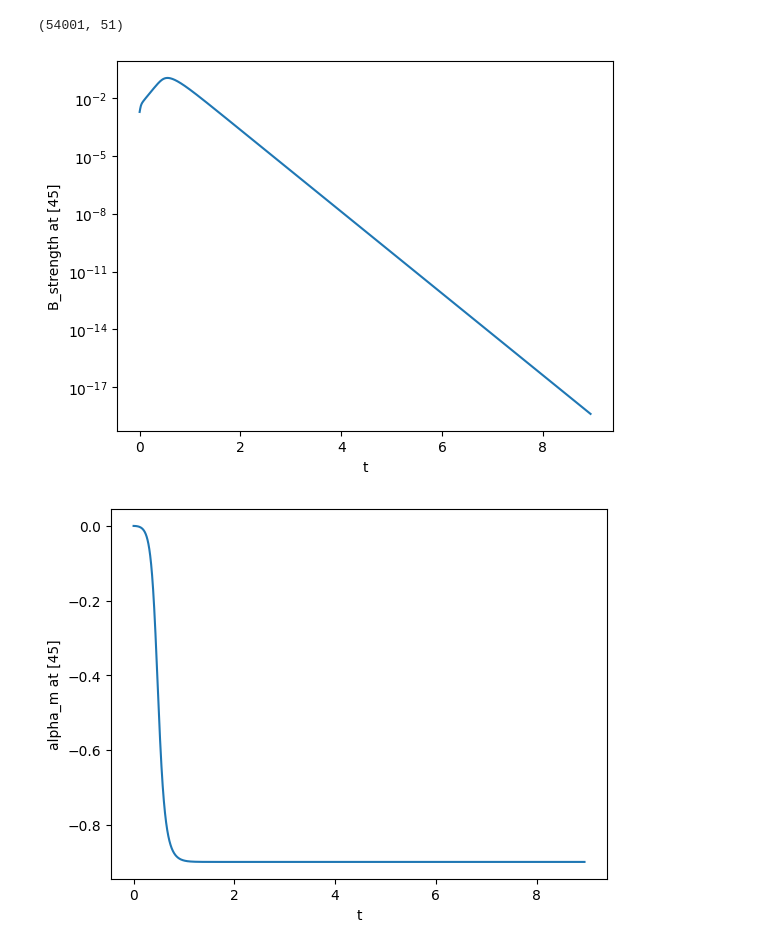
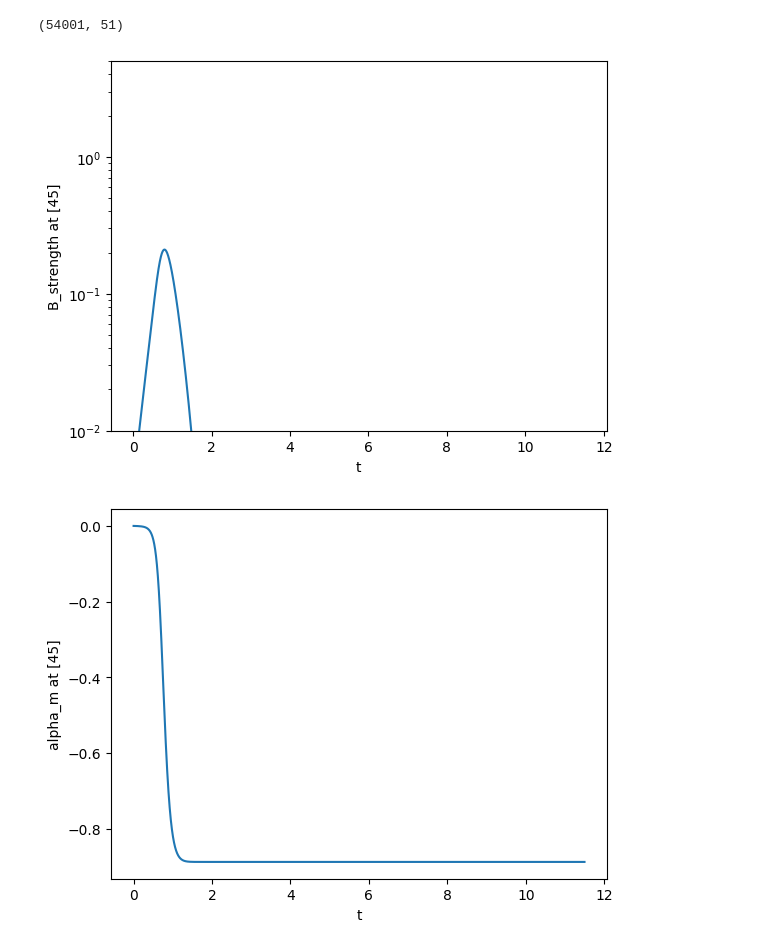
Before and after one commit to gayathri2011067/Summer-24-halo-magnetic-field, a Jupyter notebook: 2014/2014_dynamic quenching/dynamic quenching_2_uk_0 .ipynb, the cells around one changed output. Cells and saved outputs as stored; diff of their text form; code cells hidden in the pictures.

```diff
--- a/2014/2014_dynamic quenching/dynamic quenching_2_uk_0 .ipynb
+++ b/2014/2014_dynamic quenching/dynamic quenching_2_uk_0 .ipynb
@@ -18,13 +18,15 @@ print(T/3.5,"Gyr")
 radius_dim=4*u.kpc
 r_d_dim = 10*u.kpc
 h_d_dim=0.35*u.kpc
-eta_dim = (10e25*(u.cm**2/u.s)).to(u.kpc**2/u.Gyr)
-h_dim=h_d_dim*np.sqrt(1+((radius_dim/r_d_dim)**2))
+l_dim=0.1*u.kpc
+you=10*(u.km/u.s)
+eta_dim = (1/3)*l_dim*you
+h_dim=0.381*u.kpc
 td_dim=(h_dim**2/eta_dim.to(u.kpc**2/u.Gyr))
 B_0_dim=8.2e-6*u.G
 omega_0_dim=127*u.km/(u.s*u.kpc)
 r_omega_dim=2*u.kpc
-l_dim=0.1*u.kpc
+
 omega_dim = omega_0_dim*(1+((radius_dim/r_omega_dim)**2))**(-1/2)
 alpha_0_dim=(l_dim**2)*omega_dim/h_dim
 G_dim=-omega_dim
@@ -339,7 +344,7 @@ def dB_r_dt(B_r,B_phi,U_z,db_r_dr,d_sq_Br_dr,db_phi_dr,d_sq_Bphi_dr,alpha_k,alph
 def dB_phi_dt(B_phi,B_r,U_z,db_phi_dr,d_sq_Bphi_dr,db_r_dr,d_sq_Br_dr,alpha_k,alpha_m,der_alpha_k,der_alpha_m,dt):
     return R_omega*B_r + (alpha_k+alpha_m)*db_r_dr + B_r*(der_alpha_k+der_alpha_m) + d_sq_Bphi_dr
 def d_alpha_m_dt(B_r,B_phi,U_z,db_r_dr,db_phi_dr,d_sq_Br_dr,d_sq_Bphi_dr,alpha_k,alpha_m,der_alpha_k,der_alpha_m,dt):
-    return -2*(1/(l*B_eq)**2)*((alpha_k+alpha_m)*(B_r**2+B_phi**2) - (B_phi*db_r_dr-B_r*db_phi_dr))  #+ R_k*d_sq_alpha_m
+    return (-2/((l**2)*(B_eq**2)))*((alpha_k+alpha_m)*(B_r**2+B_phi**2) - (B_phi*db_r_dr-B_r*db_phi_dr))  #+ R_k*d_sq_alpha_m
 # %%
 B_list = np.array([[B_r],[B_phi],[alpha_m]])
 print(B_list.shape)
@@ -522,21 +527,22 @@ print(B_strength.shape)
 # %%
 
 #plot time vs strength
 time=np.linspace(0,T,Nt+1)
 #make time binto myr using eta_dim and h
-time = time*eta_dim/h
-
+time = time*td_dim
+#
 space_index = 45
 plt.plot(time,B_strength[:,space_index])
 plt.xlabel('t')
 plt.ylabel(f'B_strength at [{space_index}]')
 plt.yscale('log')
+plt.ylim(1e-2,5)
 plt.show()
 plt.plot(time,alpha_m_list[:,space_index])
 plt.xlabel('t')
 plt.ylabel(f'alpha_m at [{space_index}]')
 plt.show()
 # %% [output]
-[figure, old version]
+[figure, new version]
-[figure, old version]
+[figure, new version]
 # %%
```
Also changed, not shown: parts of 5 cells of this notebook, 2 other files.
